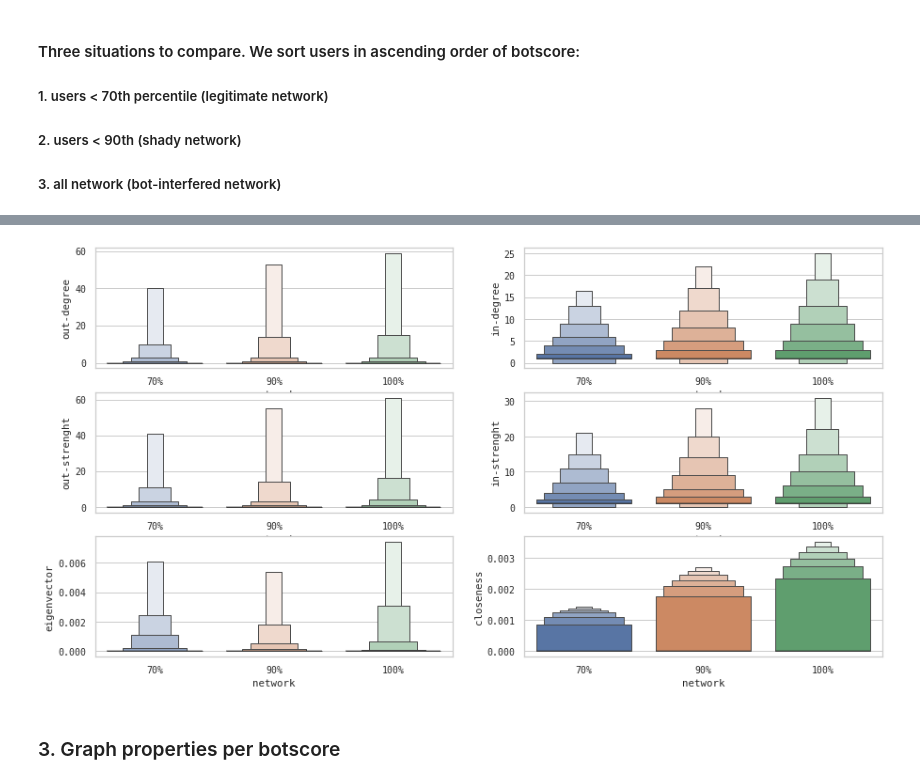
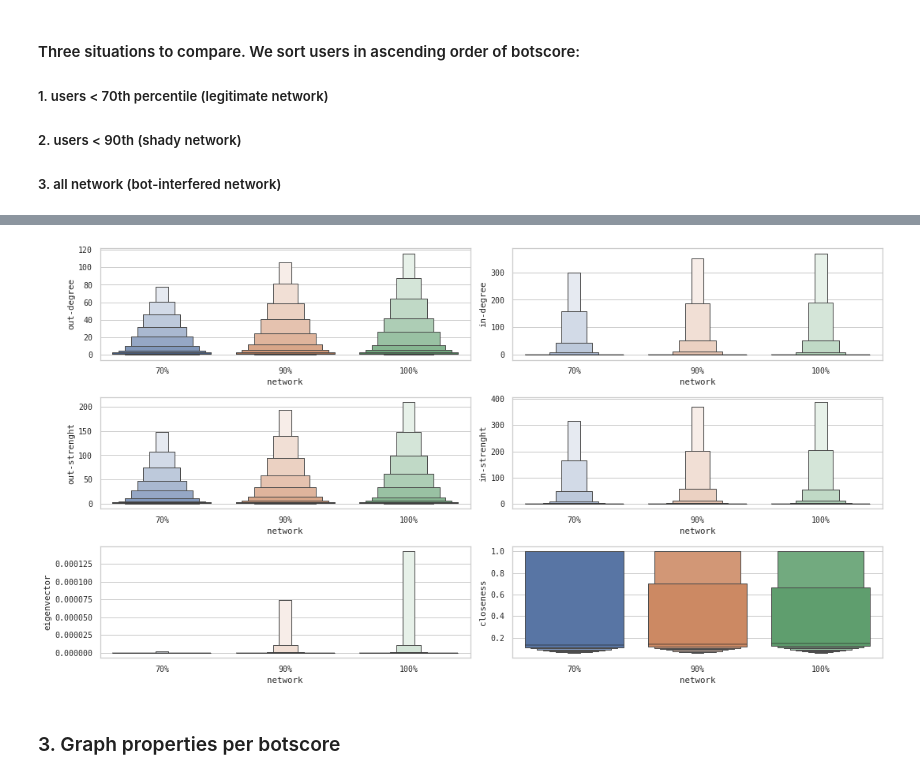
Before and after one commit to javier-pg/botbusters-spanish-general-elections-network-analysis, a Jupyter notebook: code/3.DataDescription.ipynb, the cells around one changed output, grey strips where cells are left out. Cells and saved outputs as stored; diff of their text form; code cells hidden in the pictures.

Commit message:
graphtool for heavy algorithms

```diff
--- a/code/3.DataDescription.ipynb
+++ b/code/3.DataDescription.ipynb
@@ -111,7 +106,7 @@ def get_retweets(collection):
     """
     retweets = list(collection
                     .find({'sampled':True},{'_id': False, 'tweet_id': True, 'user_id' : True})
-                    .limit(LIMIT)
+                    #.limit(LIMIT)
                    )
 
     print("Number of retweets:", len(retweets))
@@ -314,22 +391,27 @@ for percentage in [70, 90, 100]:
     print("Network " + str(percentage) +"%")
     print("--------------")
 
-    nodes = (
-        node
-        for node, data
-        in G.nodes(data=True)
-        if data.get("botscore") < percentile[percentage] and data.get("botscore") >= 0
-    )
 
-    H = G.subgraph(nodes)
+    filtering_properties = []
+    for b in node_botscores:
+        if b < percentile[percentage]:
+            filtering_properties.append(True)
+        else:
+            filtering_properties.append(False)
 
-    print(nx.info(H))
-    df_percentile = pd.DataFrame.from_dict({'out-degree':list(dict(H.out_degree()).values()),
-                                      'in-degree':list(dict(H.in_degree()).values()),
-                                      'out-strenght':list(dict(H.out_degree(weight='weight')).values()),
-                                      'in-strenght':list(dict(H.in_degree(weight='weight')).values()),
-                                      'eigenvector':list(dict(nx.eigenvector_centrality(H, weight='weight')).values()),
-                                      'closeness':list(dict(nx.closeness_centrality(H)).values())
+
+
+    X.set_vertex_filter(X.new_vertex_property(value_type='bool', vals=filtering_properties))
+
+    print("Number of vertices:", X.num_vertices())
+    print("Number of edges:", X.num_edges())
+
+    df_percentile = pd.DataFrame.from_dict({'out-degree':X.get_out_degrees(X.get_vertices()),
+                                      'in-degree':X.get_in_degrees(X.get_vertices()),
+                                      'out-strenght':X.get_out_degrees(X.get_vertices(),eweight),
+                                      'in-strenght':X.get_in_degrees(X.get_vertices(),eweight),
+                                      'eigenvector':gt.eigenvector(g=X, weight=eweight)[1],
+                                      'closeness':gt.closeness(g=X, weight=eweight)
                                      },
                                       orient='columns')
 
@@ -342,6 +424,7 @@ for percentage in [70, 90, 100]:
     else:
         df = df.append(df_percentile, ignore_index=True)
 
+    X.set_vertex_filter(None)
     print()
 # %% [output]
 Network 70%
@@ -400,4 +471,6 @@ Wall time: 32min 53s
 # %%
+%%time
+
 rows = 3
 columns = 2
 
@@ -414,11 +487,14 @@ for cat in ['out-degree','in-degree','out-strenght','in-strenght', 'eigenvector'
                        ax=ax,
                        showfliers=False,
                        dodge=False,
-                       k_depth=6,
+                       k_depth=8,
                        scale='linear'
                     )
 
     column=(column+1)%columns
     if column==0:
         row=row+1
+
+plt.tight_layout()
+plt.savefig("images/description-networks.svg")
 # %% [output]
@@ -425,3 +503,3 @@ for cat in ['out-degree','in-degree','out-strenght','in-strenght', 'eigenvector'
-[figure, old version]
+[figure, new version]
 # %% [markdown]
 ### 3. Graph properties per botscore
```
Also changed, not shown: parts of 34 cells of this notebook, 16 other files.
